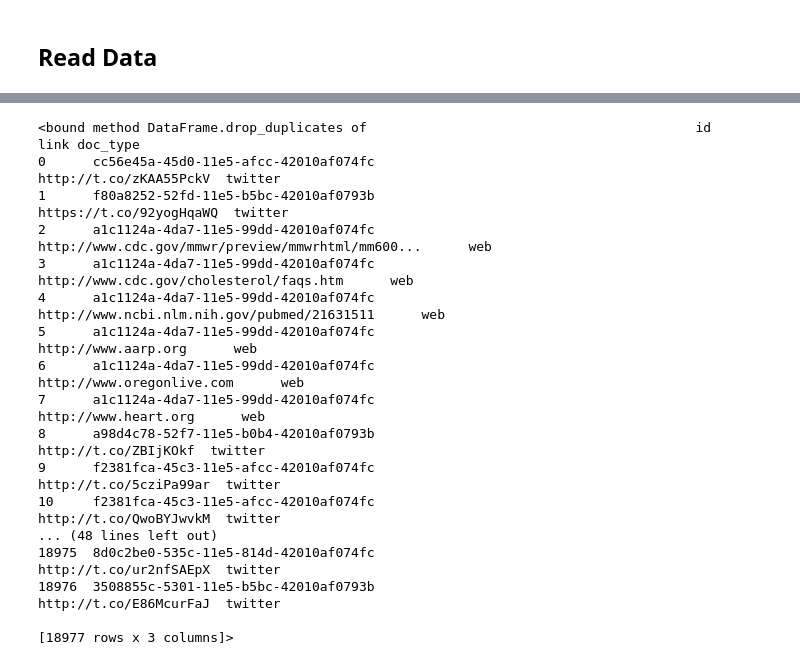
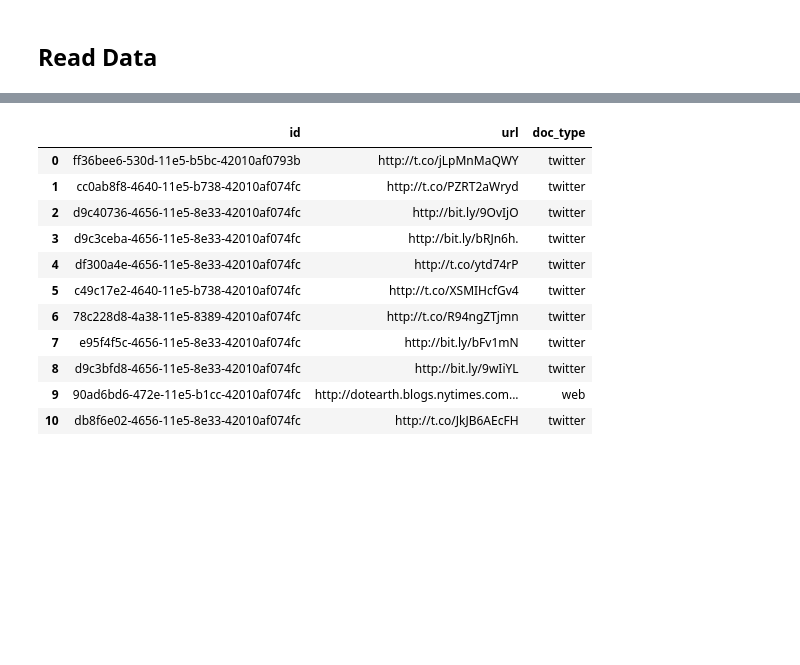
Before and after one commit to psmeros/SciLens, a Jupyter notebook: src/plotLinks.ipynb, the cells around one changed output, grey strips where cells are left out. Saved outputs shown, nothing was run; the diff lists cells and outputs as text; code cells hidden in the pictures; blank space fills up the shorter version.

```diff
--- a/src/plotLinks.ipynb
+++ b/src/plotLinks.ipynb
@@ -118,31 +117,26 @@ ax.set_ylabel("# documents")
 # %%
 def flattenLinks(documents):
     documents = documents.copy(deep=True)
     documents = extractLinks(documents)
 
-    documents = pd.DataFrame([(row[0], link, row[2]) for row in documents.itertuples() for link in row[1]], columns=['id', 'link', 'doc_type'])
+    documents = pd.DataFrame([(row[0], link, row[2]) for row in documents.itertuples() for link in row[1]], columns=['id', 'url', 'doc_type'])
 
     if (removeDuplicateLinks):
-        documents = documents.drop_duplicates
+        documents = documents.drop_duplicates()
 
     return documents
 
 flattenLinks(documents)
 # %% [output]
-<bound method DataFrame.drop_duplicates of                                          id                                               link doc_type
-0      cc56e45a-45d0-11e5-afcc-42010af074fc                             http://t.co/zKAA55PckV  twitter
-1      f80a8252-52fd-11e5-b5bc-42010af0793b                            https://t.co/92yogHqaWQ  twitter
-2      a1c1124a-4da7-11e5-99dd-42010af074fc  http://www.cdc.gov/mmwr/preview/mmwrhtml/mm600...      web
-3      a1c1124a-4da7-11e5-99dd-42010af074fc            http://www.cdc.gov/cholesterol/faqs.htm      web
-4      a1c1124a-4da7-11e5-99dd-42010af074fc        http://www.ncbi.nlm.nih.gov/pubmed/21631511      web
-5      a1c1124a-4da7-11e5-99dd-42010af074fc                                http://www.aarp.org      web
-6      a1c1124a-4da7-11e5-99dd-42010af074fc                          http://www.oregonlive.com      web
-7      a1c1124a-4da7-11e5-99dd-42010af074fc                               http://www.heart.org      web
-8      a98d4c78-52f7-11e5-b0b4-42010af0793b                               http://t.co/ZBIjKOkf  twitter
-9      f2381fca-45c3-11e5-afcc-42010af074fc                             http://t.co/5cziPa99ar  twitter
-10     f2381fca-45c3-11e5-afcc-42010af074fc                             http://t.co/QwoBYJwvkM  twitter
-... (48 lines left out)
-18975  8d0c2be0-535c-11e5-814d-42010af074fc                             http://t.co/ur2nfSAEpX  twitter
-18976  3508855c-5301-11e5-b5bc-42010af0793b                             http://t.co/E86McurFaJ  twitter
-
-[18977 rows x 3 columns]>
+|  | id | url | doc_type |
+| 0 | ff36bee6-530d-11e5-b5bc-42010af0793b | http://t.co/jLpMnMaQWY | twitter |
+| 1 | cc0ab8f8-4640-11e5-b738-42010af074fc | http://t.co/PZRT2aWryd | twitter |
+| 2 | d9c40736-4656-11e5-8e33-42010af074fc | http://bit.ly/9OvIjO | twitter |
+| 3 | d9c3ceba-4656-11e5-8e33-42010af074fc | http://bit.ly/bRJn6h. | twitter |
+| 4 | df300a4e-4656-11e5-8e33-42010af074fc | http://t.co/ytd74rP | twitter |
+| 5 | c49c17e2-4640-11e5-b738-42010af074fc | http://t.co/XSMIHcfGv4 | twitter |
+| 6 | 78c228d8-4a38-11e5-8389-42010af074fc | http://t.co/R94ngZTjmn | twitter |
+| 7 | e95f4f5c-4656-11e5-8e33-42010af074fc | http://bit.ly/bFv1mN | twitter |
+| 8 | d9c3bfd8-4656-11e5-8e33-42010af074fc | http://bit.ly/9wIiYL | twitter |
+| 9 | 90ad6bd6-472e-11e5-b1cc-42010af074fc | http://dotearth.blogs.nytimes.com... | web |
+| 10 | db8f6e02-4656-11e5-8e33-42010af074fc | http://t.co/JkJB6AEcFH | twitter |
```
Also changed, not shown: parts of 11 cells of this notebook.
